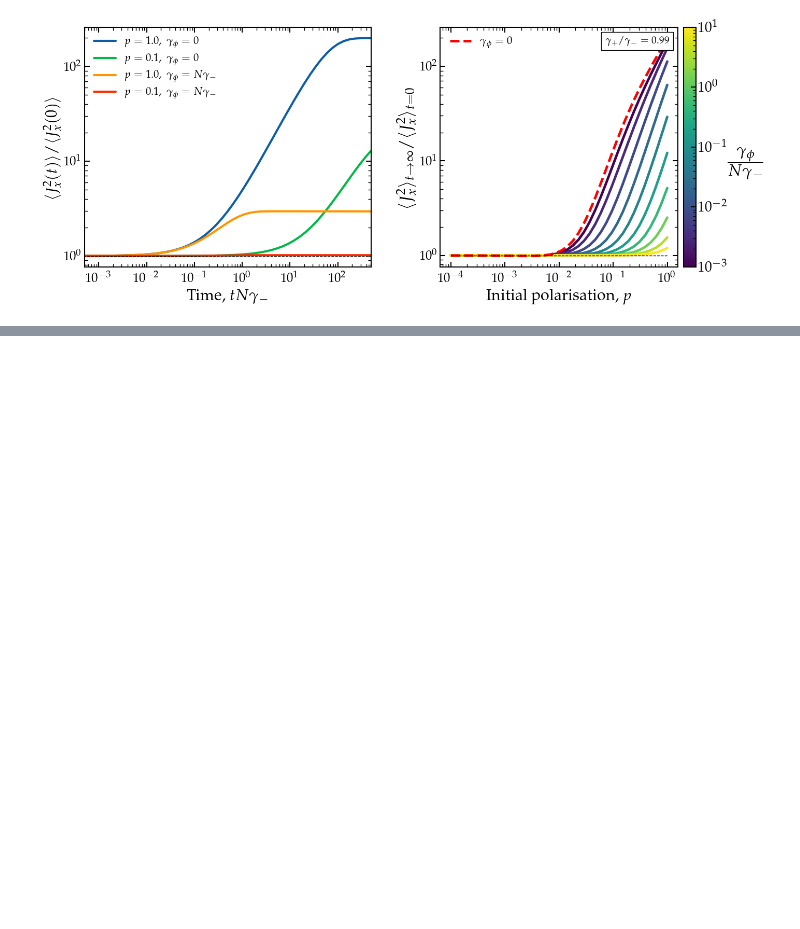
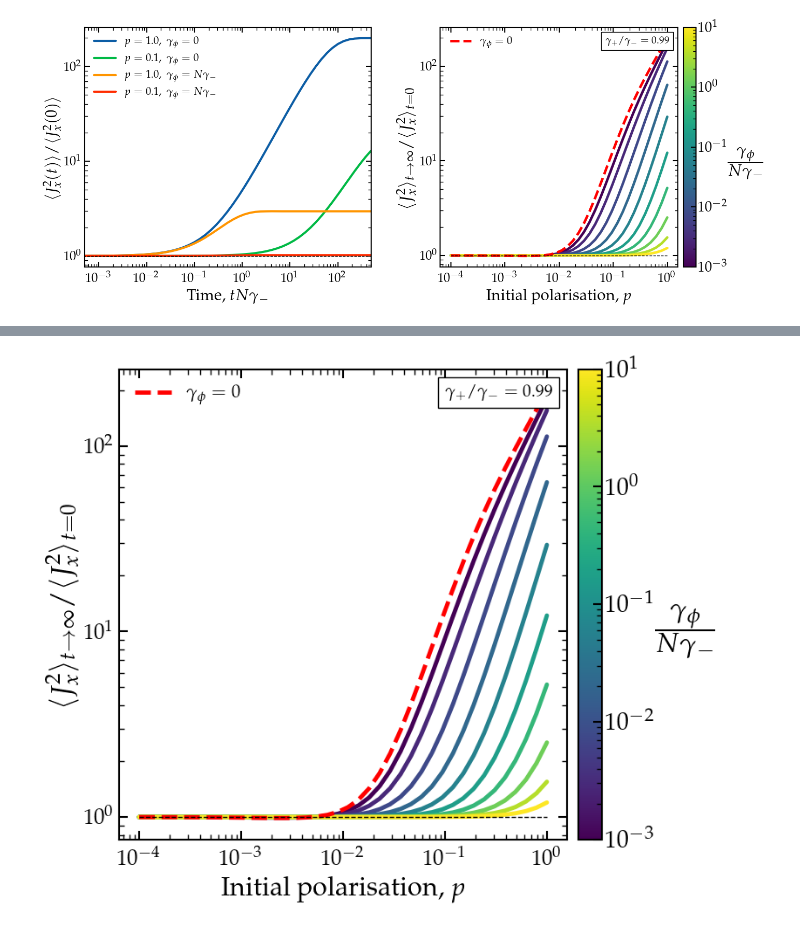
Before and after one commit to gpierobon/pyOpenNu, a Jupyter notebook: notebooks/Polarisation.ipynb, the cells around one changed output, grey strips where cells are left out. Saved outputs shown, nothing was run; the diff lists cells and outputs as text; code cells hidden in the pictures; blank space fills up the shorter version.

```diff
--- a/notebooks/Polarisation.ipynb
+++ b/notebooks/Polarisation.ipynb
@@ -107,0 +142,34 @@ fig.savefig(main_dir+'plots/polarisation.pdf', bbox_inches='tight')
+# %%
+fig, ax = plt.subplots()
+
+for de in gl:
+    jx2i = []
+    jx2f = []
+    for pi in pl:
+        t2, _, _, j2, _ = on.solve2nd(N, state='G', gp_ratio=0.99, gd_ratio=N*de, p_init=pi, ti=1e-20)
+        jx2i.append(j2[0])
+        jx2f.append(j2[-1])
+    plt.loglog(pl, np.array(jx2f)/N*4, color=sm.to_rgba(de), lw=3.5)
+plt.loglog(pl, j0, c='r', ls='--', lw=3.5, label=r'$\gamma_{\phi}=0$')
+
+cbar = plt.colorbar(sm, ax=ax, pad=0.02)
+cbar.set_label(r'$\frac{\gamma_\phi}{N\gamma_-}$', fontsize=30, rotation=0, labelpad=25)
+cbar.ax.tick_params(labelsize=20)
+
+gamma = 0.99
+text_box = AnchoredText(
+    fr"$\gamma_+/\gamma_- = {gamma:.2f}$",
+    loc='upper right',
+    frameon=True,
+    prop=dict(size=14)
+)
+ax.add_artist(text_box)
+
+plt.loglog(pl, pl/pl, c='k', ls='--', lw=1)
+plt.xlabel(r'Initial polarisation, $p$', fontsize=22)
+plt.ylabel(r'$\langle J_x^2\rangle_{t\to\infty}/\langle J_x^2\rangle_{t=0}$', fontsize=24)
+plt.legend()
+plt.subplots_adjust(wspace=0.24)
+plt.show()
+# %% [output]
+[figure, added]
```
Also changed, not shown: parts of 10 cells of this notebook, 3 other files.
